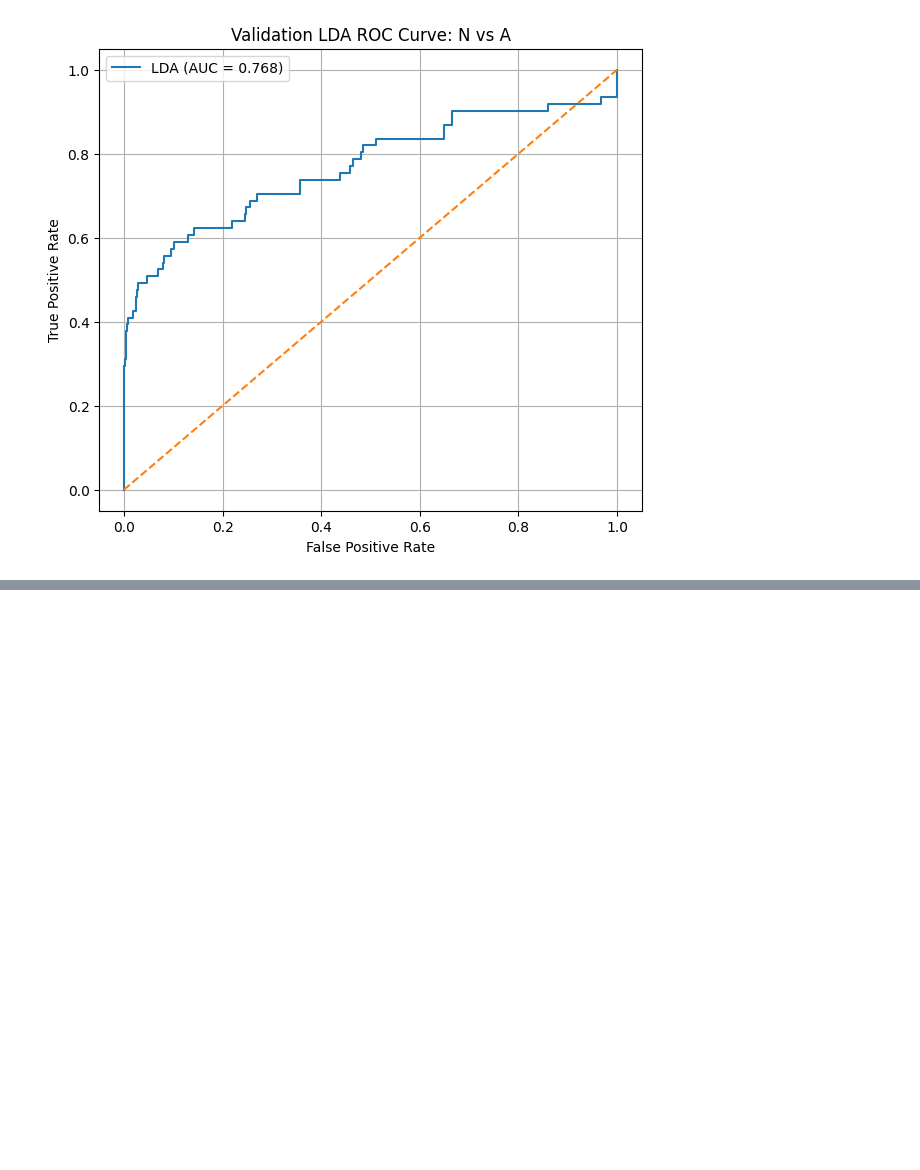
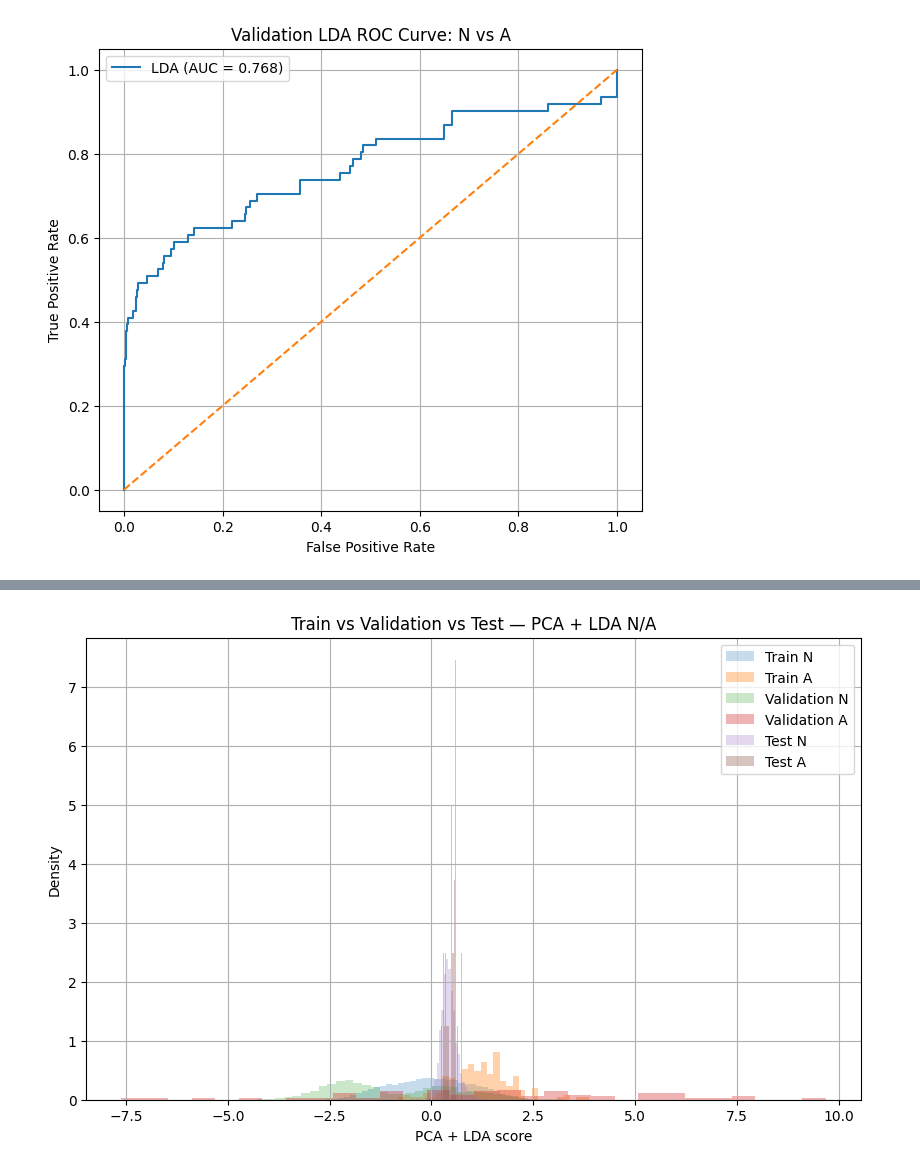
Before and after one commit to Chandana-dharshanam/ecg-detection, a Jupyter notebook: ecg-detection.ipynb, the cells around one changed output, grey strips where cells are left out. Saved outputs shown, nothing was run; the diff lists cells and outputs as text; code cells hidden in the pictures; blank space fills up the shorter version.

```diff
--- a/ecg-detection.ipynb
+++ b/ecg-detection.ipynb
@@ -4051,0 +5409,60 @@ plt.show()
+# %%
+plt.figure(figsize=(10, 6))
+
+plt.hist(
+    train_N_scores,
+    bins=50,
+    alpha=0.25,
+    density=True,
+    label="Train N"
+)
+
+plt.hist(
+    train_A_scores,
+    bins=30,
+    alpha=0.35,
+    density=True,
+    label="Train A"
+)
+
+plt.hist(
+    val_N_scores,
+    bins=50,
+    alpha=0.25,
+    density=True,
+    label="Validation N"
+)
+
+plt.hist(
+    val_A_scores,
+    bins=30,
+    alpha=0.35,
+    density=True,
+    label="Validation A"
+)
+
+plt.hist(
+    test_N_scores,
+    bins=50,
+    alpha=0.25,
+    density=True,
+    label="Test N"
+)
+
+plt.hist(
+    test_A_scores,
+    bins=30,
+    alpha=0.35,
+    density=True,
+    label="Test A"
+)
+
+plt.xlabel("PCA + LDA score")
+plt.ylabel("Density")
+plt.title("Train vs Validation vs Test — PCA + LDA N/A")
+plt.legend()
+plt.grid(True)
+
+plt.show()
+# %% [output]
+[figure, added]
```
Also changed, not shown: parts of 56 cells of this notebook.
